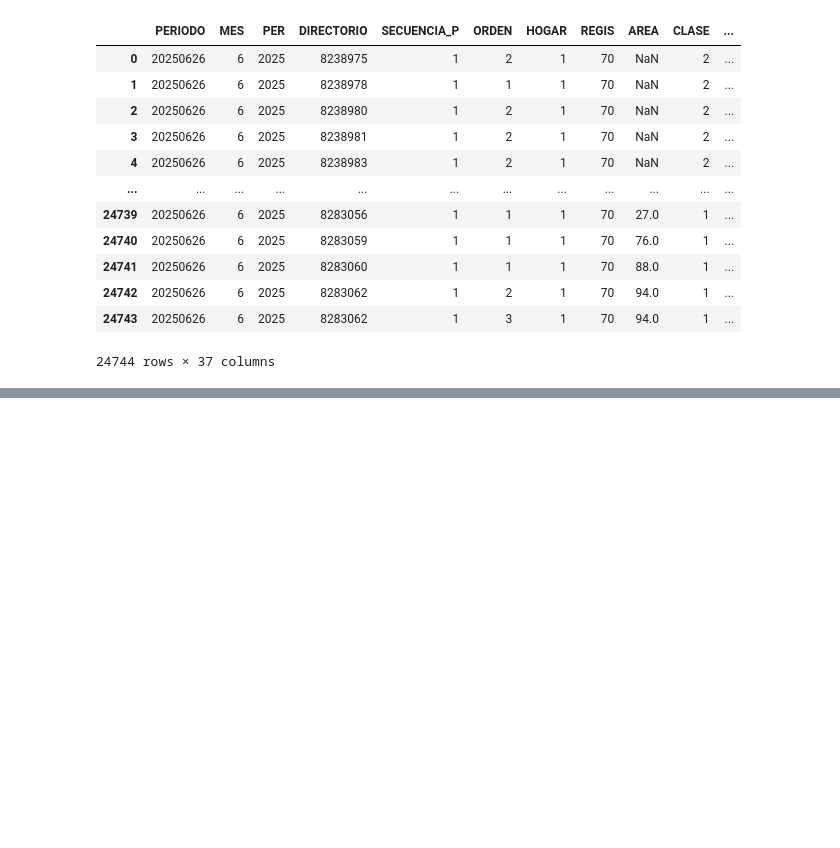
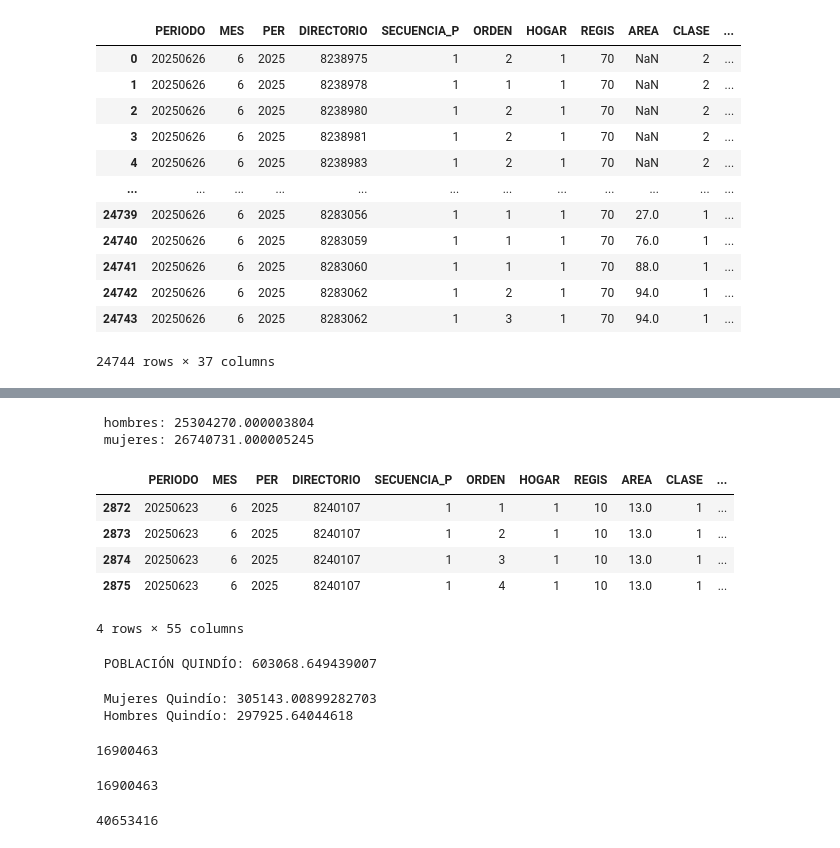
Before and after one commit to jimet243/Electiva-1-, a Jupyter notebook: NOTE BOOCKS/002-GEIH24_manipulacion_tablas.ipynb, the cells around one changed output, grey strips where cells are left out. Drawn from its saved outputs; the diff is of its cells as text; code cells hidden in the pictures; blank space fills up the shorter version.

```diff
--- a/NOTE BOOCKS/002-GEIH24_manipulacion_tablas.ipynb
+++ b/NOTE BOOCKS/002-GEIH24_manipulacion_tablas.ipynb
@@ -75,0 +140,45 @@ TypeError: list indices must be integers or slices, not str
+# %%
+#Cantidad hombres:1,  mujeres:2
+PH = df_cgsse[df_cgsse['P3271']==1]['FEX_C18'].sum()
+PM = df_cgsse[df_cgsse['P3271']==2]['FEX_C18'].sum()
+print(f' hombres: {PH}')
+print(f' mujeres: {PM}')
+# %% [output]
+ hombres: 25304270.000003804
+ mujeres: 26740731.000005245
+# %%
+df_cgsse[df_cgsse['DIRECTORIO']==8240107]
+# %% [output]
+|  | PERIODO | MES | PER | DIRECTORIO | SECUENCIA_P | ORDEN | HOGAR | REGIS | AREA | CLASE | ... |
+| 2872 | 20250623 | 6 | 2025 | 8240107 | 1 | 1 | 1 | 10 | 13.0 | 1 | ... |
+| 2873 | 20250623 | 6 | 2025 | 8240107 | 1 | 2 | 1 | 10 | 13.0 | 1 | ... |
+| 2874 | 20250623 | 6 | 2025 | 8240107 | 1 | 3 | 1 | 10 | 13.0 | 1 | ... |
+| 2875 | 20250623 | 6 | 2025 | 8240107 | 1 | 4 | 1 | 10 | 13.0 | 1 | ... |
+4 rows × 55 columns
+# %%
+#Población Quindio
+PQ = df_cgsse[df_cgsse['DPTO']==63]['FEX_C18'].sum()
+print(f' POBLACIÓN QUINDÍO: {PQ}')
+# %% [output]
+ POBLACIÓN QUINDÍO: 603068.649439007
+# %%
+#Cantidad hombres:1 mujeres:2
+PQH = df_cgsse[(df_cgsse['DPTO']==63) & (df_cgsse["P3271"]==1)] ['FEX_C18'].sum()
+PQM = df_cgsse[(df_cgsse['DPTO']==63) & (df_cgsse["P3271"]==2)] ['FEX_C18'].sum()
+print(f' Mujeres Quindío: {PQM}')
+print(f' Hombres Quindío: {PQH}')
+# %% [output]
+ Mujeres Quindío: 305143.00899282703
+ Hombres Quindío: 297925.64044618
+# %%
+int(df_Ocupados['FEX_C18'].sum())
+# %% [output]
+16900463
+# %%
+int(df_no_ocupados['FEX_C18'].sum())
+# %% [output]
+16900463
+# %%
+int(df_FuerzaTrabajo['FEX_C18'].sum())
+# %% [output]
+40653416
```
Also changed, not shown: parts of 17 cells of this notebook.
